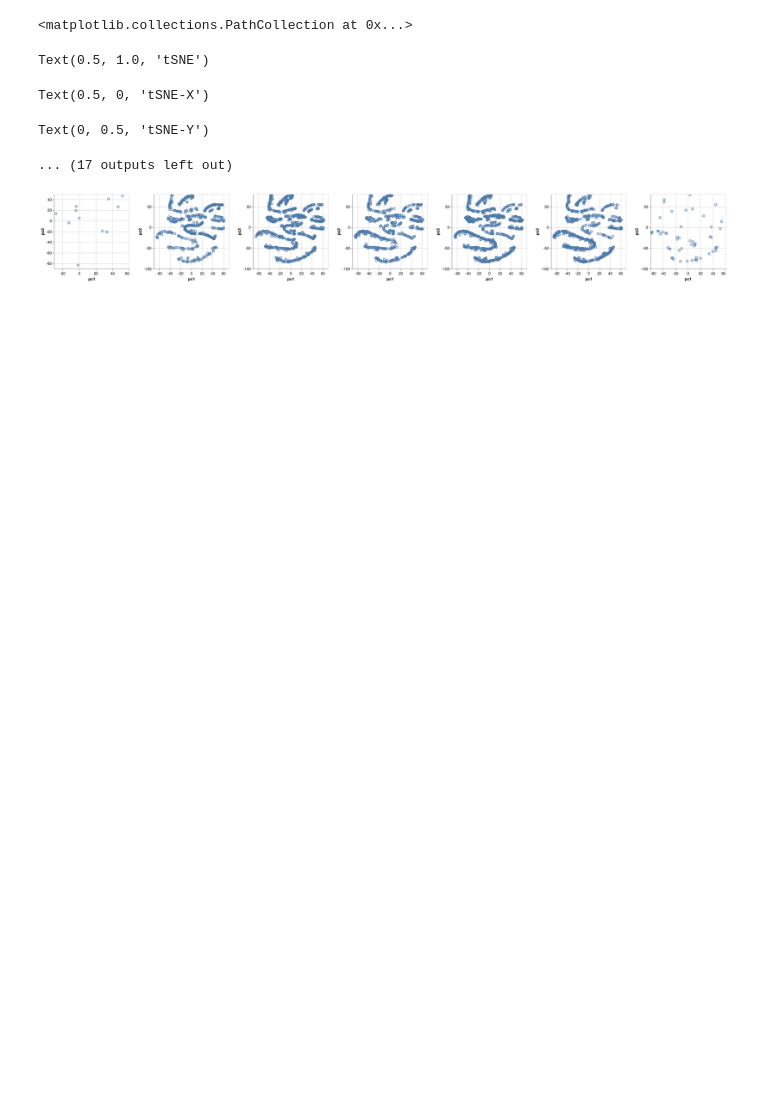
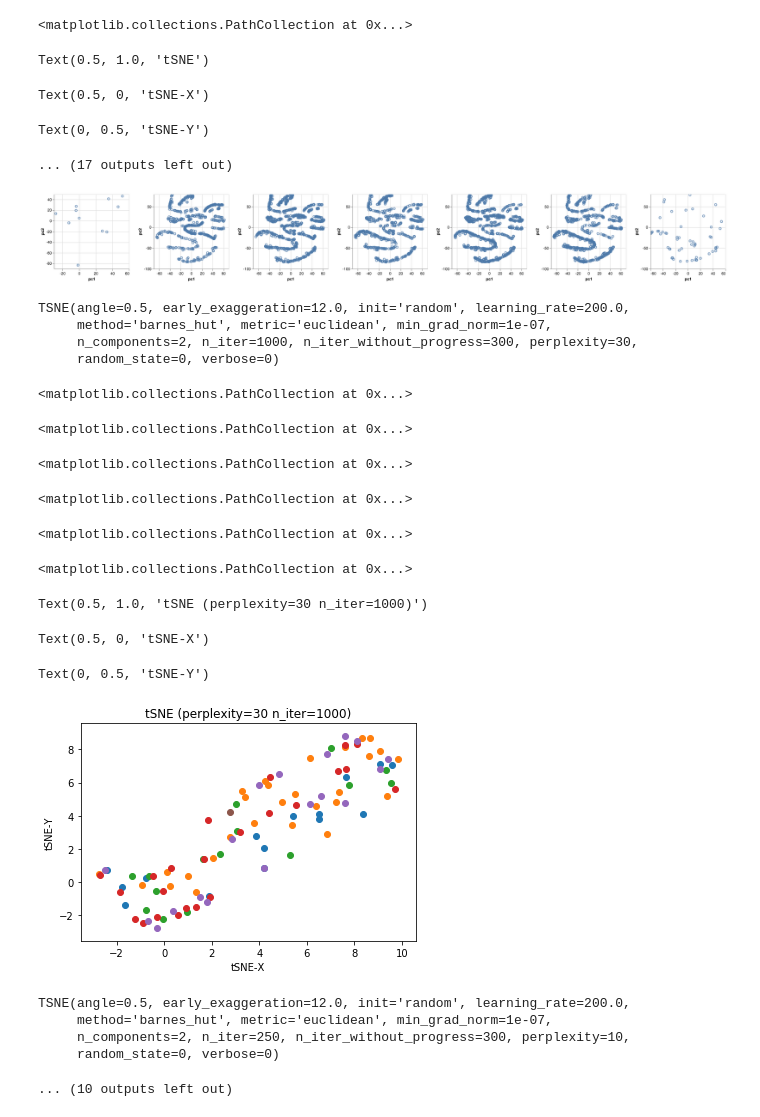
Before and after one commit to maropu/jupyterlab-dockerfile, a Jupyter notebook: examples/TSNE.ipynb, the cells around one changed output. Saved outputs shown, nothing was run; the diff lists cells and outputs as text; code cells hidden in the pictures; blank space fills up the shorter version.

Commit message:
Update examples in TSNE

```diff
--- a/examples/TSNE.ipynb
+++ b/examples/TSNE.ipynb
@@ -58,10 +58,46 @@ import altair as alt
 plots = []
 
 for label in np.unique(y):
-    pcs = pd.DataFrame({'pc1': tf[y == label, 0], 'pc2': tf[y == label, 1]})
-    plot = alt.Chart(pcs).mark_point().encode(x='pc1', y='pc2').properties(width=200, height=200).interactive()
-    plots.append(plot)
+    tse = pd.DataFrame({'tSNE-X': tf[y == label, 0], 'tSNE-Y': tf[y == label, 1]})
+    tse = alt.Chart(tse).mark_point().encode(x='tSNE-X', y='tSNE-Y').properties(width=200, height=200).interactive()
+    tse.append(plot)
 
 alt.hconcat(*plots)
 # %% [output]
 [figure]
+# %%
+# https://deepage.net/machine_learning/2017/03/08/tsne.html
+from sklearn.manifold import TSNE
+
+for param in [(30, 1000), (10, 250)]:
+    tsne = TSNE(n_components=2, random_state=0, perplexity=param[0], n_iter=param[1])
+    tsne.fit(X)
+    tf = tsne.fit_transform(X)
+
+    for label in np.unique(y):
+        plt.scatter(tf[y == label, 0], tf[y == label, 1])
+
+    plt.title('tSNE (perplexity=%s n_iter=%s)' % (param[0], param[1]))
+    plt.xlabel('tSNE-X')
+    plt.ylabel('tSNE-Y')
+    plt.show()
+# %% [output]
+TSNE(angle=0.5, early_exaggeration=12.0, init='random', learning_rate=200.0,
+     method='barnes_hut', metric='euclidean', min_grad_norm=1e-07,
+     n_components=2, n_iter=1000, n_iter_without_progress=300, perplexity=30,
+     random_state=0, verbose=0)
+<matplotlib.collections.PathCollection at 0x...>
+<matplotlib.collections.PathCollection at 0x...>
+<matplotlib.collections.PathCollection at 0x...>
+<matplotlib.collections.PathCollection at 0x...>
+<matplotlib.collections.PathCollection at 0x...>
+<matplotlib.collections.PathCollection at 0x...>
+Text(0.5, 1.0, 'tSNE (perplexity=30 n_iter=1000)')
+Text(0.5, 0, 'tSNE-X')
+Text(0, 0.5, 'tSNE-Y')
+[figure, added]
+TSNE(angle=0.5, early_exaggeration=12.0, init='random', learning_rate=200.0,
+     method='barnes_hut', metric='euclidean', min_grad_norm=1e-07,
+     n_components=2, n_iter=250, n_iter_without_progress=300, perplexity=10,
+     random_state=0, verbose=0)
+... (10 outputs left out)
```
Also changed, not shown: parts of 3 cells of this notebook.
